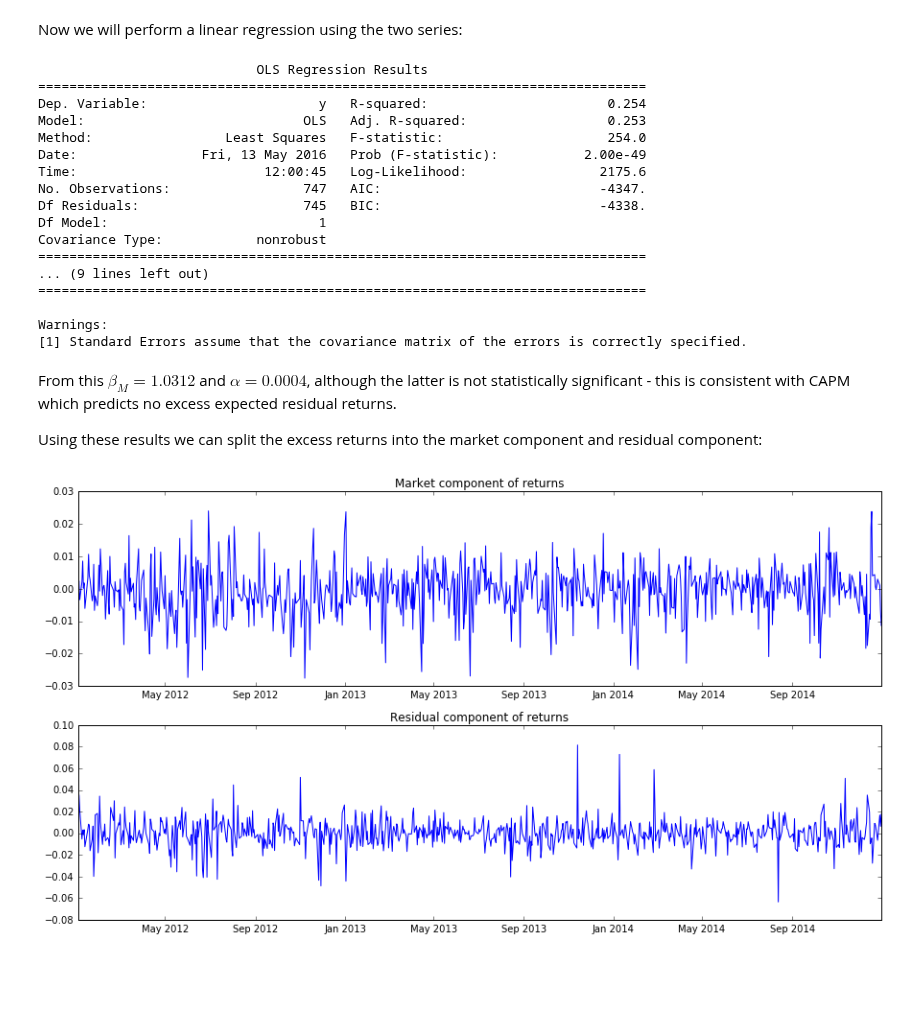
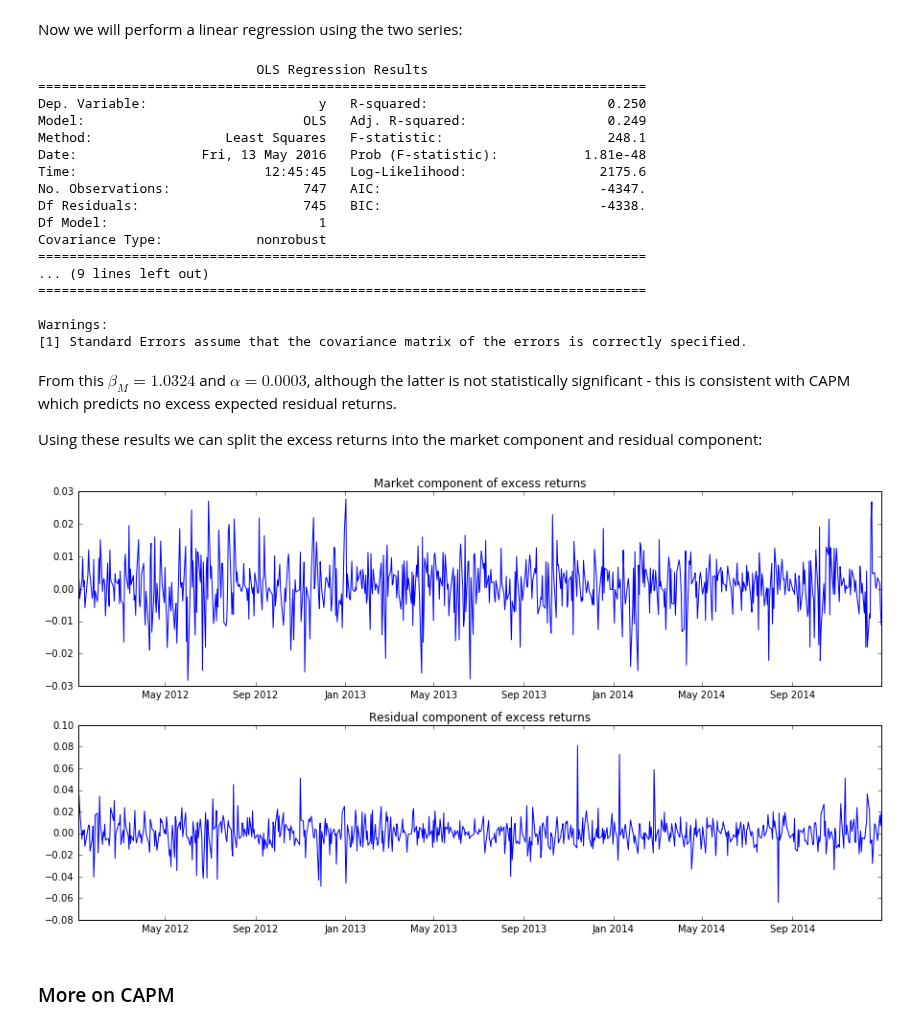
Before and after one commit to RJT1990/Active-Portfolio-Management-Notes, a Jupyter notebook: Chapter 2, CAPM.ipynb, the cells around one changed output. Cells and saved outputs as stored; diff of their text form; code cells hidden in the pictures; blank space fills up the shorter version.

```diff
--- a/Chapter 2, CAPM.ipynb
+++ b/Chapter 2, CAPM.ipynb
@@ -47,7 +47,7 @@ import statsmodels.api as sm
 First we load data on the risk-free rate and convert to daily returns:
 # %%
 one_mon = DataReader('DGS1MO', 'fred',datetime(2012,1,1), datetime(2015,1,1))
-one_day = np.log(1+one_mon)/30
+one_day = np.log(1+one_mon)/365
 # %% [markdown]
 Next we load details on S&P500 returns:
 # %%
@@ -107,11 +107,11 @@ print(res.summary())
 # %% [output]
                             OLS Regression Results
 ==============================================================================
-Dep. Variable:                      y   R-squared:                       0.254
-Model:                            OLS   Adj. R-squared:                  0.253
-Method:                 Least Squares   F-statistic:                     254.0
-Date:                Fri, 13 May 2016   Prob (F-statistic):           2.00e-49
-Time:                        12:00:45   Log-Likelihood:                 2175.6
+Dep. Variable:                      y   R-squared:                       0.250
+Model:                            OLS   Adj. R-squared:                  0.249
+Method:                 Least Squares   F-statistic:                     248.1
+Date:                Fri, 13 May 2016   Prob (F-statistic):           1.81e-48
+Time:                        12:45:45   Log-Likelihood:                 2175.6
 No. Observations:                 747   AIC:                            -4347.
 Df Residuals:                     745   BIC:                            -4338.
 Df Model:                           1
@@ -123,19 +123,21 @@ Covariance Type:            nonrobust
 Warnings:
 [1] Standard Errors assume that the covariance matrix of the errors is correctly specified.
 # %% [markdown]
-From this $\beta_{M}=1.0312$ and $\alpha=0.0004$, although the latter is not statistically significant - this is consistent with CAPM which predicts no excess expected residual returns.
+From this $\beta_{M}=1.0324$ and $\alpha=0.0003$, although the latter is not statistically significant - this is consistent with CAPM which predicts no excess expected residual returns.
 
 Using these results we can split the excess returns into the market component and residual component:
 # %%
-market_c = excess_spy*1.0312
+market_c = excess_spy*1.10324
 residual_c = excess_m - market_c
 
 plt.figure(figsize=(15,8))
 plt.subplot(211)
-plt.title("Market component of returns");
+plt.title("Market component of excess returns");
 plt.plot(final_returns.index,market_c);
 plt.subplot(212)
-plt.title("Residual component of returns");
+plt.title("Residual component of excess returns");
 plt.plot(final_returns.index,residual_c);
 # %% [output]
-[figure, old version]
+[figure, new version]
+# %% [markdown]
+### More on CAPM
```
Also changed, not shown: parts of 14 cells of this notebook.
